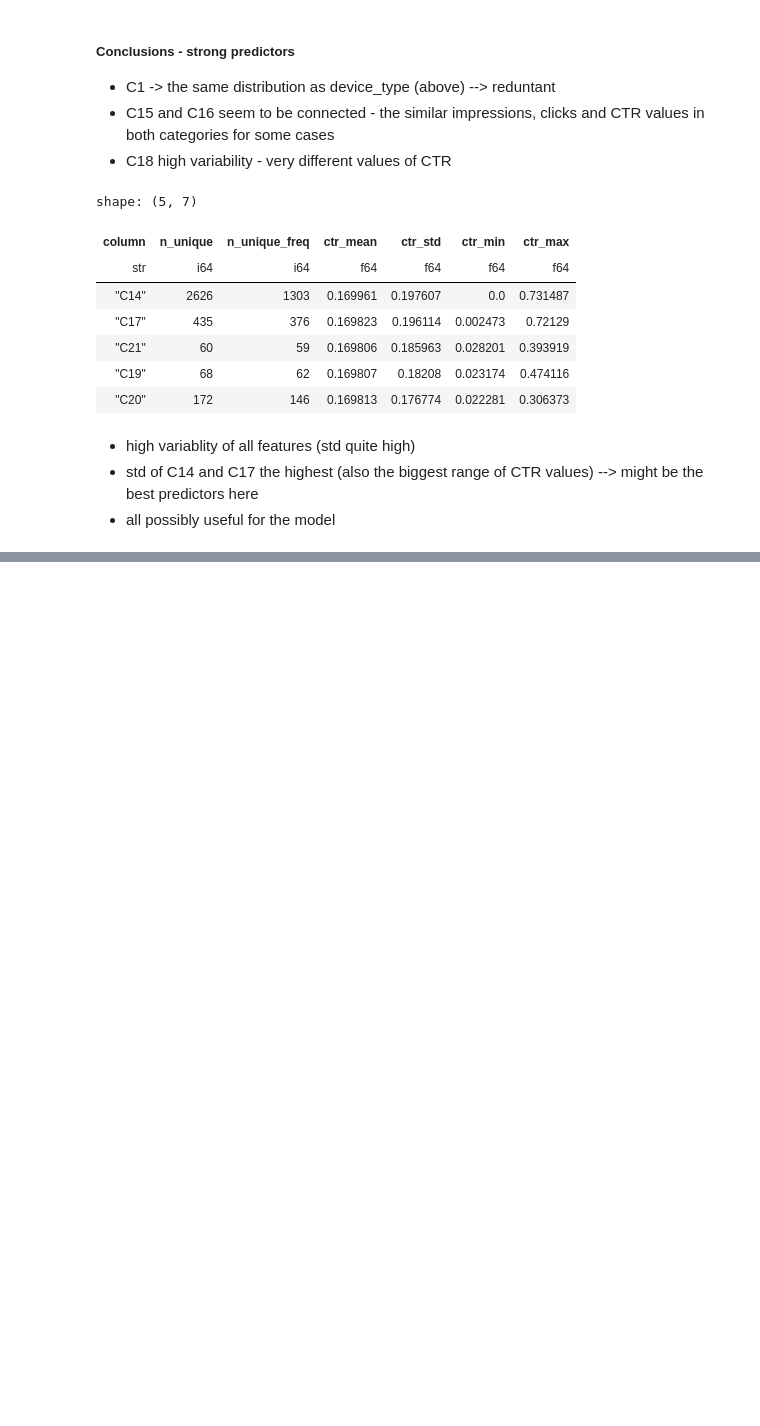
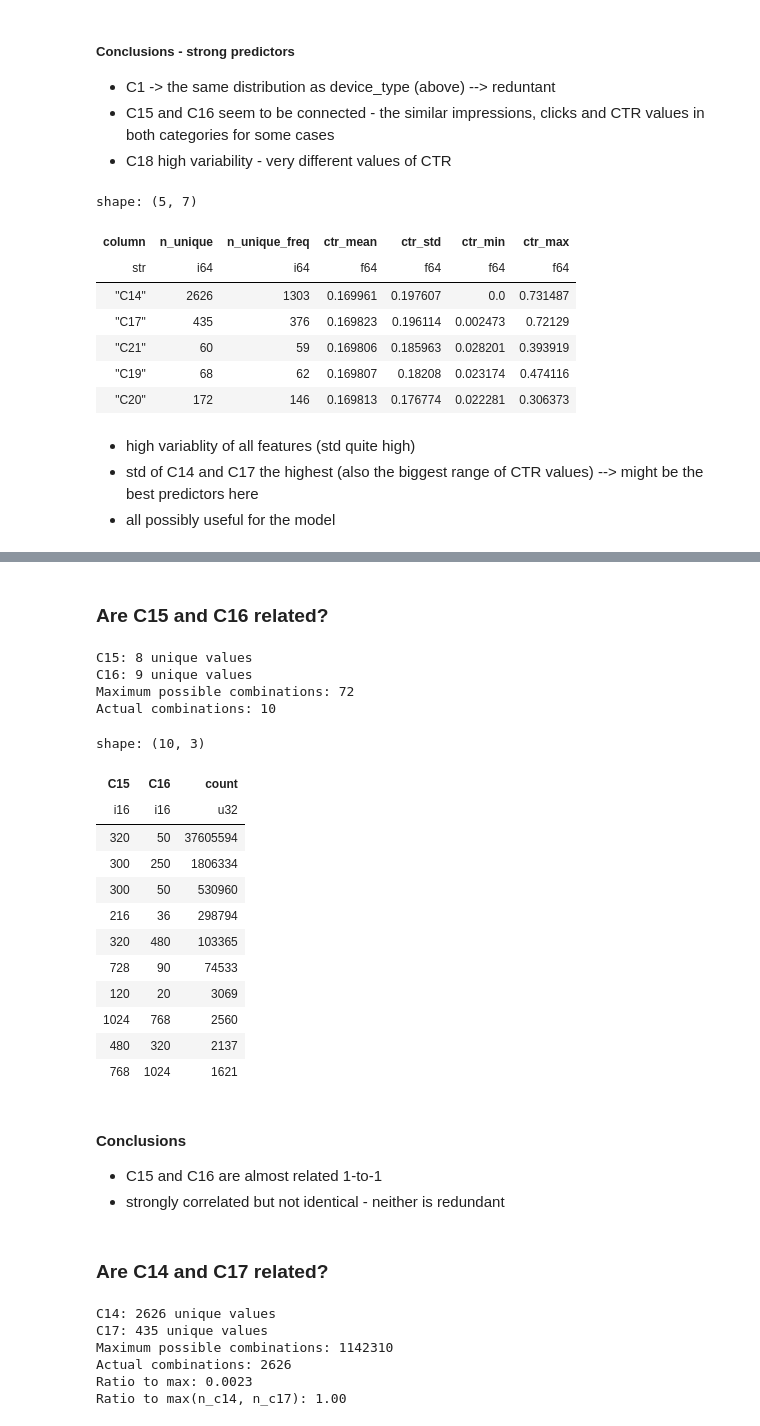
Before and after one commit to xJadzix/ctr-prediction, a Jupyter notebook: notebooks/02_eda.ipynb, the cells around one changed output, grey strips where cells are left out. Drawn from its saved outputs; the diff is of its cells as text; code cells hidden in the pictures; blank space fills up the shorter version.

Commit message:
feat: add C columns correlation analysis and train/val split

```diff
--- a/notebooks/02_eda.ipynb
+++ b/notebooks/02_eda.ipynb
@@ -712,0 +751,71 @@ shape: (5, 7)
+# %% [markdown]
+### Are C15 and C16 related?
+# %%
+# Check correlation between C15 and C16
+c15_c16 = (
+    df_lazy
+    .group_by(["C15", "C16"])
+    .agg(pl.len().alias("count"))
+    .sort("count", descending=True)
+    .collect()
+)
+
+n_c15 = df_lazy.select(pl.col("C15").n_unique()).collect().item()
+n_c16 = df_lazy.select(pl.col("C16").n_unique()).collect().item()
+
+print(f"C15: {n_c15} unique values")
+print(f"C16: {n_c16} unique values")
+print(f"Maximum possible combinations: {n_c15 * n_c16}")
+print(f"Actual combinations: {c15_16.height}\n")
+
+display(c15_c16)
+# %% [output]
+C15: 8 unique values
+C16: 9 unique values
+Maximum possible combinations: 72
+Actual combinations: 10
+shape: (10, 3)
+| C15 | C16 | count |
+| i16 | i16 | u32 |
+| 320 | 50 | 37605594 |
+| 300 | 250 | 1806334 |
+| 300 | 50 | 530960 |
+| 216 | 36 | 298794 |
+| 320 | 480 | 103365 |
+| 728 | 90 | 74533 |
+| 120 | 20 | 3069 |
+| 1024 | 768 | 2560 |
+| 480 | 320 | 2137 |
+| 768 | 1024 | 1621 |
+# %% [markdown]
+#### Conclusions
+- C15 and C16 are almost related 1-to-1
+- strongly correlated but not identical - neither is redundant
+# %% [markdown]
+### Are C14 and C17 related?
+# %%
+# Check correlation between C14 and C17
+c14_c17 = (
+    df_lazy
+    .group_by(["C14","C17"])
+    .agg(pl.len().alias("count"))
+    .sort("count", descending=True)
+    .collect()
+)
+
+n_c14 = df_lazy.select(pl.col("C14").n_unique()).collect().item()
+n_c17 = df_lazy.select(pl.col("C17").n_unique()).collect().item()
+
+print(f"C14: {n_c14} unique values")
+print(f"C17: {n_c17} unique values")
+print(f"Maximum possible combinations: {n_c14 * n_c17}")
+print(f"Actual combinations: {c14_c17.height}")
+print(f"Ratio to max: {c14_c17.height / (n_c14 * n_c17):.4f}")
+print(f"Ratio to max(n_c14, n_c17): {(c14_c17.height) / max(n_c14, n_c17):.2f}")
+# %% [output]
+C14: 2626 unique values
+C17: 435 unique values
+Maximum possible combinations: 1142310
+Actual combinations: 2626
+Ratio to max: 0.0023
+Ratio to max(n_c14, n_c17): 1.00
```
Also changed, not shown: parts of 13 cells of this notebook.
